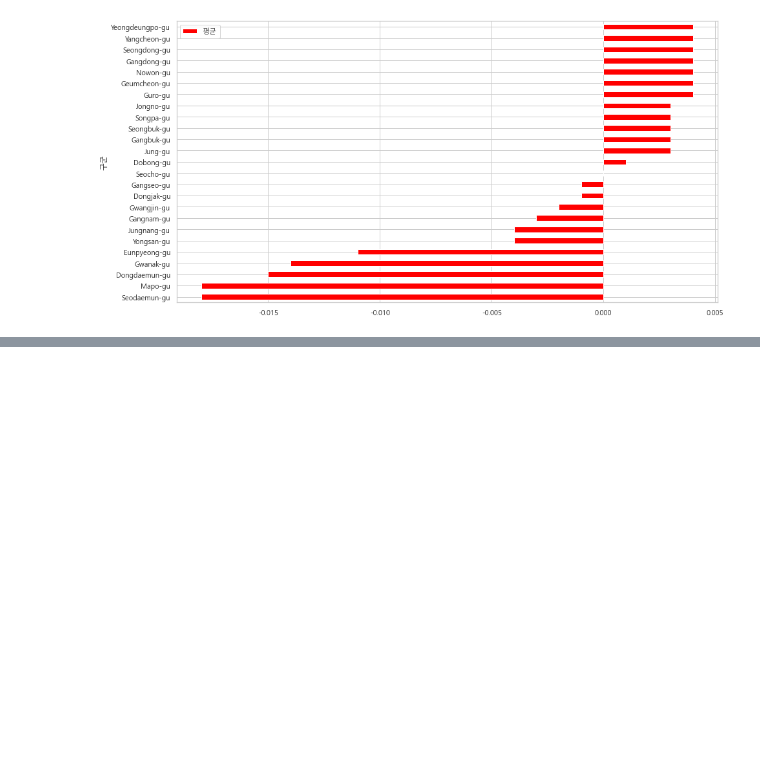
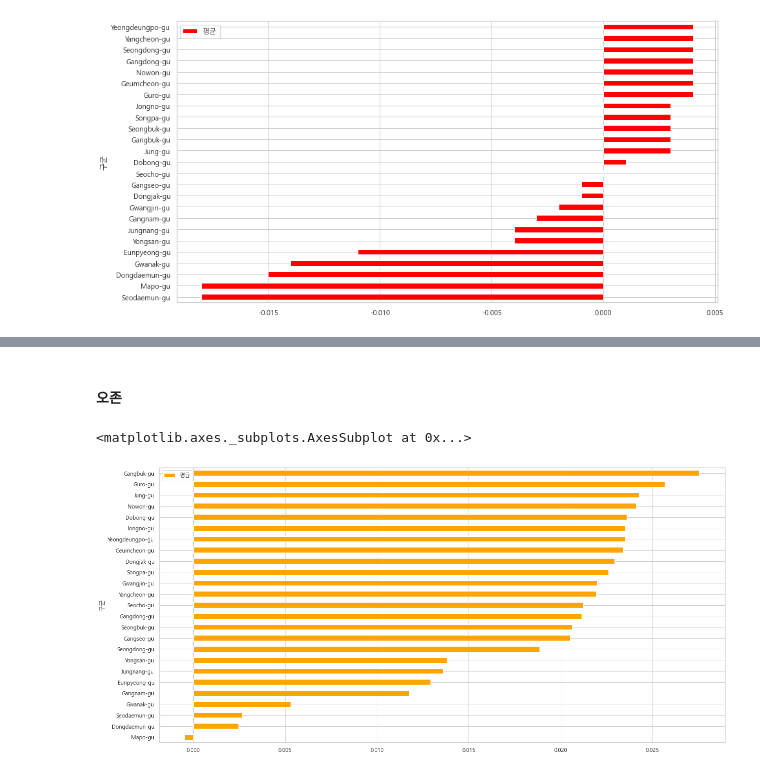
Before and after one commit to young-hun-jo/KaggleStruggle, a Jupyter notebook: seoul_airpollution/airpollution_seoul.ipynb, the cells around one changed output, grey strips where cells are left out. Drawn from its saved outputs; the diff is of its cells as text; code cells hidden in the pictures; blank space fills up the shorter version.

```diff
--- a/seoul_airpollution/airpollution_seoul.ipynb
+++ b/seoul_airpollution/airpollution_seoul.ipynb
@@ -297,0 +364,9 @@ df_SO2.sort_values(by=['평균']).plot.barh(x='구군', y='평균', figsize=(15,
+# %% [markdown]
+#### 오존
+# %%
+df_O3 = df_air_gu[df_air_gu['대기성분'] == '오존']
+df_O3 = df_O3.sort_values(by=['평균'])
+df_O3.plot.barh(x='구군', y='평균',figsize=(20,10), color='orange')
+# %% [output]
+<matplotlib.axes._subplots.AxesSubplot at 0x...>
+[figure, added]
```
Also changed, not shown: parts of 20 cells of this notebook.
